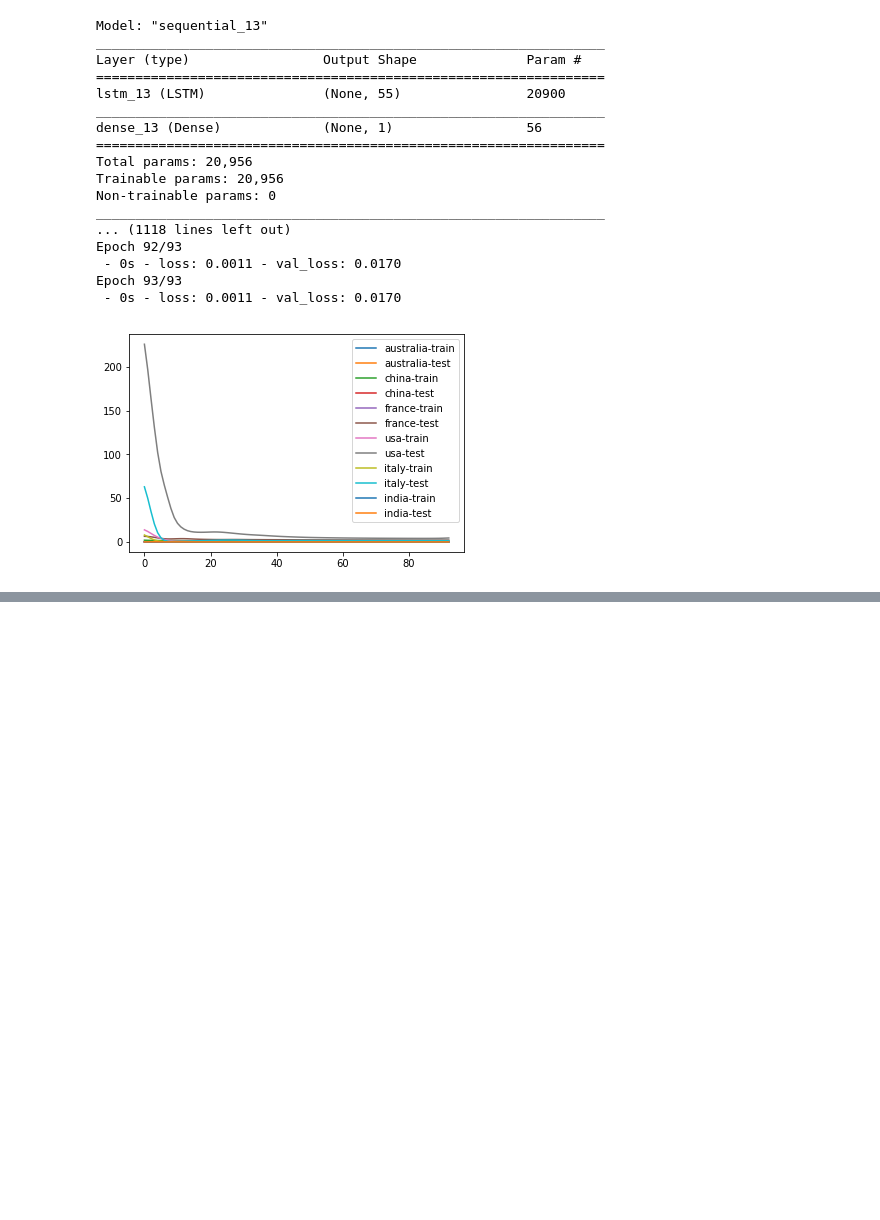
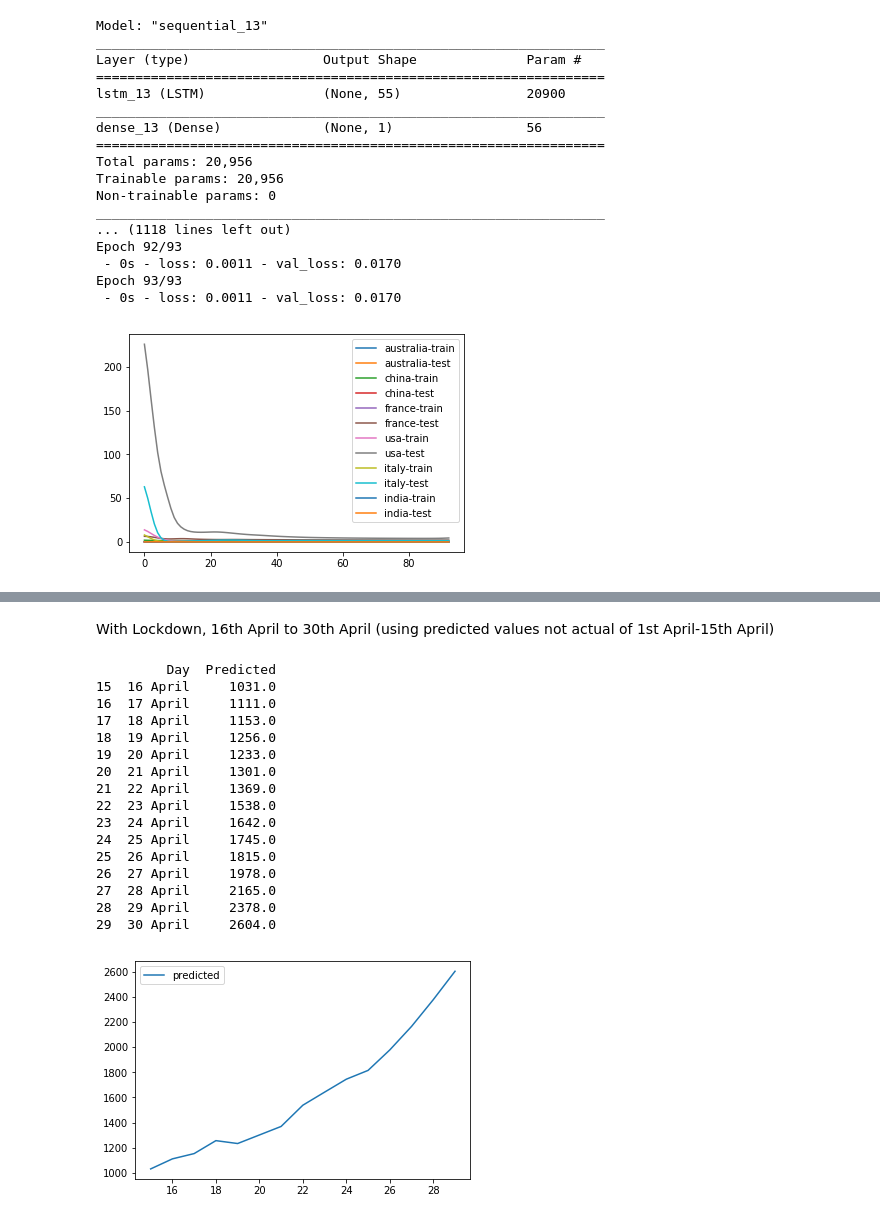
Before and after one commit to abdulsmapara/Covid-19-Trend-Predictor, a Jupyter notebook: src/covid-19-trend-predictor.ipynb, the cells around one changed output, grey strips where cells are left out. Saved outputs shown, nothing was run; the diff lists cells and outputs as text; code cells hidden in the pictures; blank space fills up the shorter version.

```diff
--- a/src/covid-19-trend-predictor.ipynb
+++ b/src/covid-19-trend-predictor.ipynb
@@ -445,0 +499,57 @@ RMSE =  91.10543342743067
+# %% [markdown]
+With Lockdown, 16th April to 30th April (using predicted values not actual of 1st April-15th April)
+# %%
+i = 15
+prediction = DataFrame()
+def is_correct(value1, value2):
+    correctness = False
+    if value1 == value2:
+        correctness = True
+    elif abs(value1 - value2) <= 100:
+        correctness = True
+    return correctness
+
+df_actual = df_actual['4/15/2020':]
+prev_date = '4/15/2020'
+for _ in range(15):
+    current_date = '4/'+str(i+1)+'/2020'
+    prev_date = current_date
+    df_partial = df_test['4/9/2020':current_date]
+    df_partial_timeseries = series_to_supervised(df_partial,7,1,True)
+    values = df_partial_timeseries.values
+    test_x = values[-1:,:-1]
+    test_X = test_x.reshape((test_x.shape[0], 1, test_x.shape[1]))
+    y_pred = model.predict(test_X, batch_size=batch_size)
+    y = y_pred[0]
+    x = test_X[0]
+    prediction.at[i,'Day']=str(i+1)+' April'
+    if y[0] < 0.0:
+        y[0] = 0.0
+    prediction.at[i,'Predicted'] = round(y[0]*1500)
+    df_test.at['4/'+str(i+1)+'/2020', 'Num_Cases'] = y[0]
+    i+=1
+
+print(prediction)
+# plt.figure(figsize=(5,5))
+#plt.plot(scaler.inverse_transform(scaled))
+plt.plot(prediction['Predicted'],label='predicted')
+plt.legend()
+plt.show()
+# %% [output]
+         Day  Predicted
+15  16 April     1031.0
+16  17 April     1111.0
+17  18 April     1153.0
+18  19 April     1256.0
+19  20 April     1233.0
+20  21 April     1301.0
+21  22 April     1369.0
+22  23 April     1538.0
+23  24 April     1642.0
+24  25 April     1745.0
+25  26 April     1815.0
+26  27 April     1978.0
+27  28 April     2165.0
+28  29 April     2378.0
+29  30 April     2604.0
+[figure, added]
```
Also changed, not shown: parts of 5 cells of this notebook.
